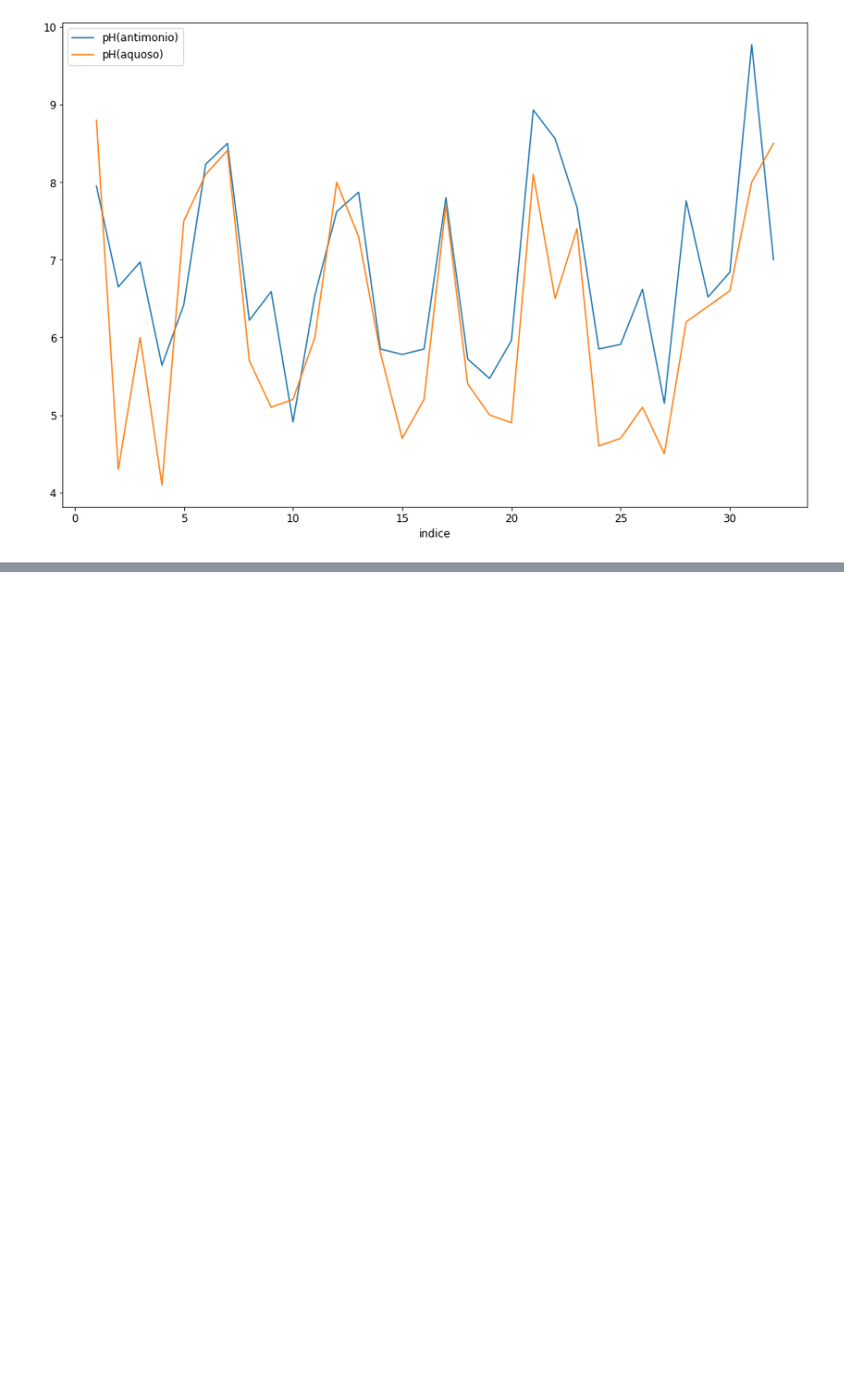
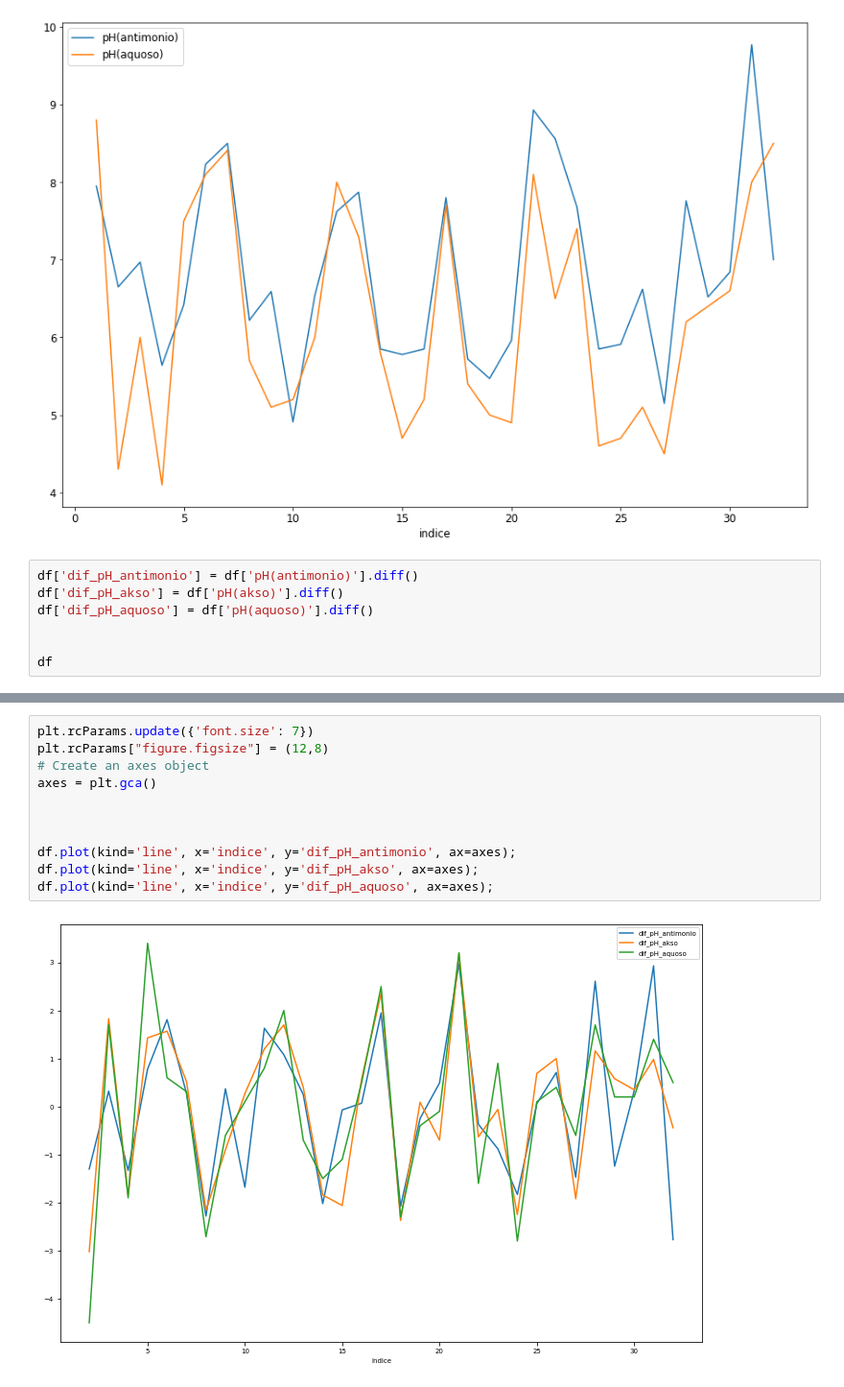
Before and after one commit to SauloHenriqueAguiar/AnalisedosDadosPH, a Jupyter notebook: testesensorpHcomp.ipynb, the cells around one changed output, grey strips where cells are left out. Shown at 96% size. Cells and saved outputs as stored; diff of their text form; blank space fills up the shorter version.

```diff
--- a/testesensorpHcomp.ipynb
+++ b/testesensorpHcomp.ipynb
@@ -75,3 +75,10 @@ df.plot(kind='line', x='indice', y='pH(antimonio)', ax=axes);
 df.plot(kind='line', x='indice', y='pH(aquoso)', ax=axes);
 # %% [output]
 [figure]
+# %%
+df['dif_pH_antimonio'] = df['pH(antimonio)'].diff()
+df['dif_pH_akso'] = df['pH(akso)'].diff()
+df['dif_pH_aquoso'] = df['pH(aquoso)'].diff()
+
+
+df
@@ -77,0 +103,13 @@ df.plot(kind='line', x='indice', y='pH(aquoso)', ax=axes);
+# %%
+plt.rcParams.update({'font.size': 7})
+plt.rcParams["figure.figsize"] = (12,8)
+# Create an axes object
+axes = plt.gca()
+
+
+
+df.plot(kind='line', x='indice', y='dif_pH_antimonio', ax=axes);
+df.plot(kind='line', x='indice', y='dif_pH_akso', ax=axes);
+df.plot(kind='line', x='indice', y='dif_pH_aquoso', ax=axes);
+# %% [output]
+[figure, added]
```
Also changed, not shown: parts of 9 cells of this notebook.
